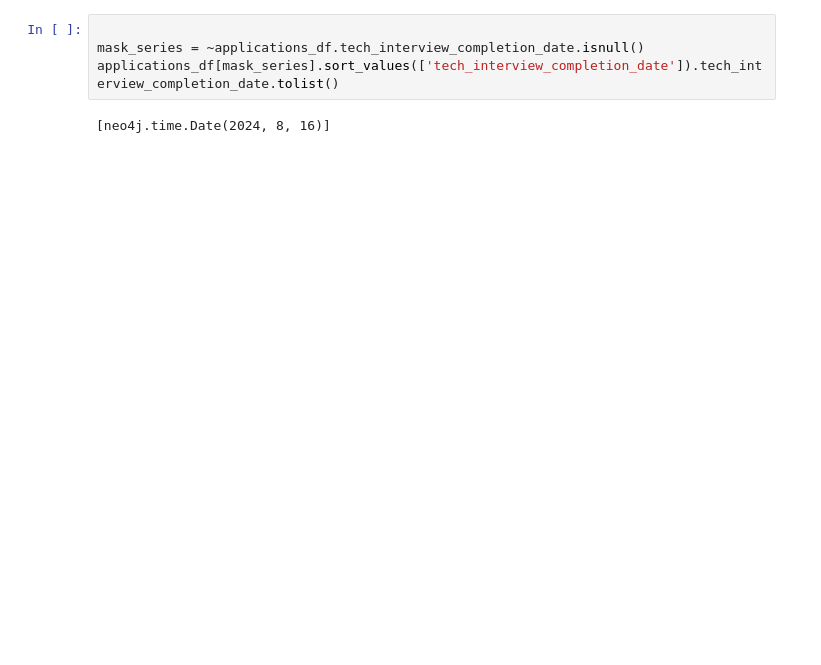
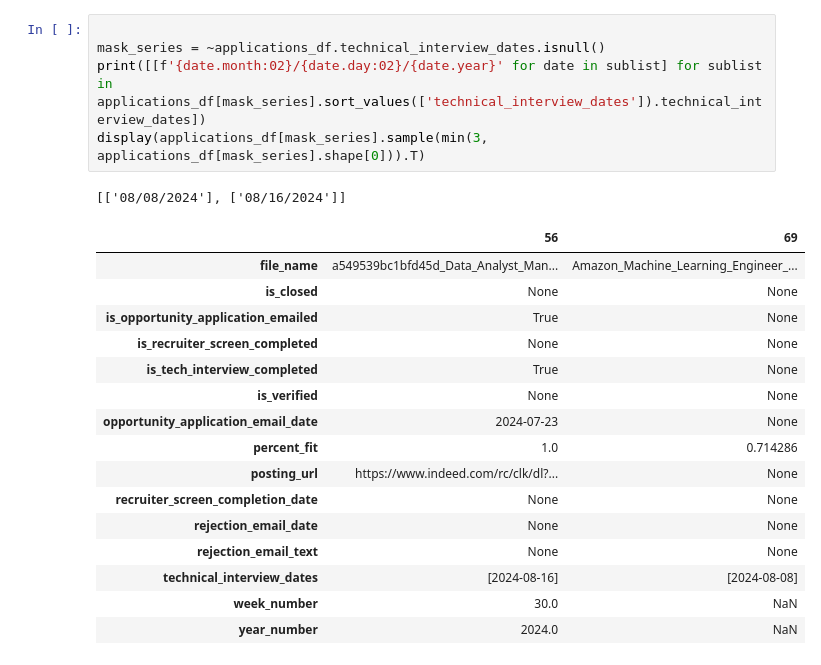
Before and after one commit to dbabbitt/job-hunting, a Jupyter notebook: visualizations/Job Hunting Activity Over Time.ipynb, the cells around one changed output. Cells and saved outputs as stored; diff of their text form; blank space fills up the shorter version.

```diff
--- a/visualizations/Job Hunting Activity Over Time.ipynb
+++ b/visualizations/Job Hunting Activity Over Time.ipynb
@@ -342,6 +376,23 @@ applications_df[mask_series].sort_values(['recruiter_screen_completion_date']).r
 # %%
 
-mask_series = ~applications_df.tech_interview_completion_date.isnull()
-applications_df[mask_series].sort_values(['tech_interview_completion_date']).tech_interview_completion_date.tolist()
+mask_series = ~applications_df.technical_interview_dates.isnull()
+print([[f'{date.month:02}/{date.day:02}/{date.year}' for date in sublist] for sublist in applications_df[mask_series].sort_values(['technical_interview_dates']).technical_interview_dates])
+display(applications_df[mask_series].sample(min(3, applications_df[mask_series].shape[0])).T)
 # %% [output]
-[neo4j.time.Date(2024, 8, 16)]
+[['08/08/2024'], ['08/16/2024']]
+|  | 56 | 69 |
+| file_name | a549539bc1bfd45d_Data_Analyst_Man... | Amazon_Machine_Learning_Engineer_... |
+| is_closed | None | None |
+| is_opportunity_application_emailed | True | None |
+| is_recruiter_screen_completed | None | None |
+| is_tech_interview_completed | True | None |
+| is_verified | None | None |
+| opportunity_application_email_date | 2024-07-23 | None |
+| percent_fit | 1.0 | 0.714286 |
+| posting_url | https://www.indeed.com/rc/clk/dl?... | None |
+| recruiter_screen_completion_date | None | None |
+| rejection_email_date | None | None |
+| rejection_email_text | None | None |
+| technical_interview_dates | [2024-08-16] | [2024-08-08] |
+| week_number | 30.0 | NaN |
+| year_number | 2024.0 | NaN |
```
Also changed, not shown: parts of 12 cells of this notebook, 15 other files.
